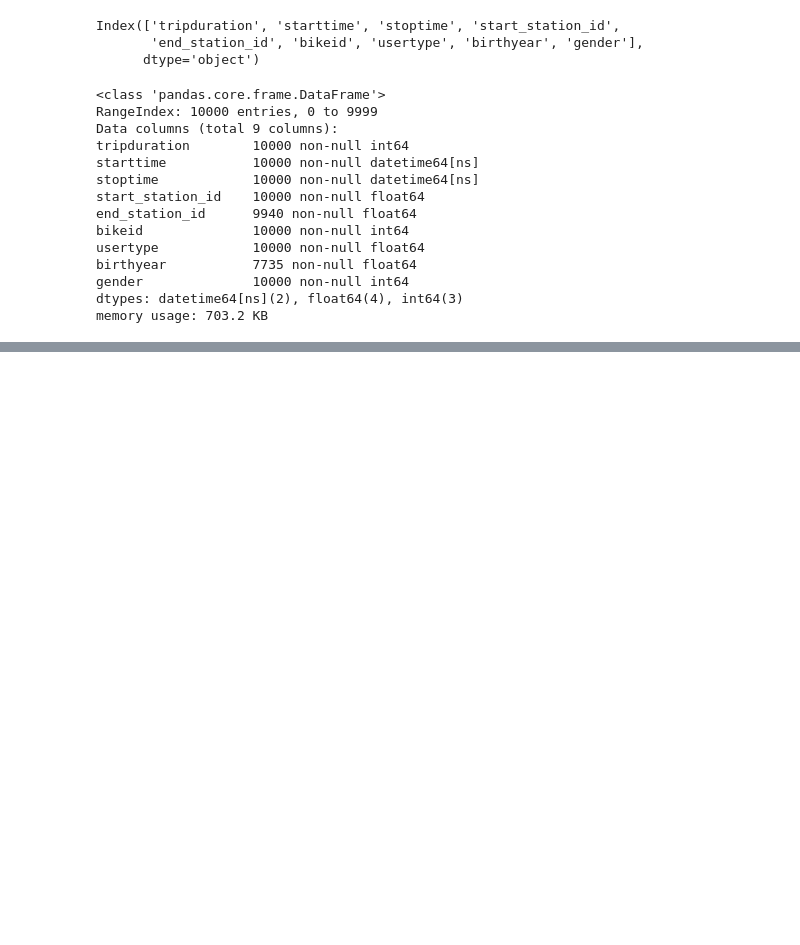
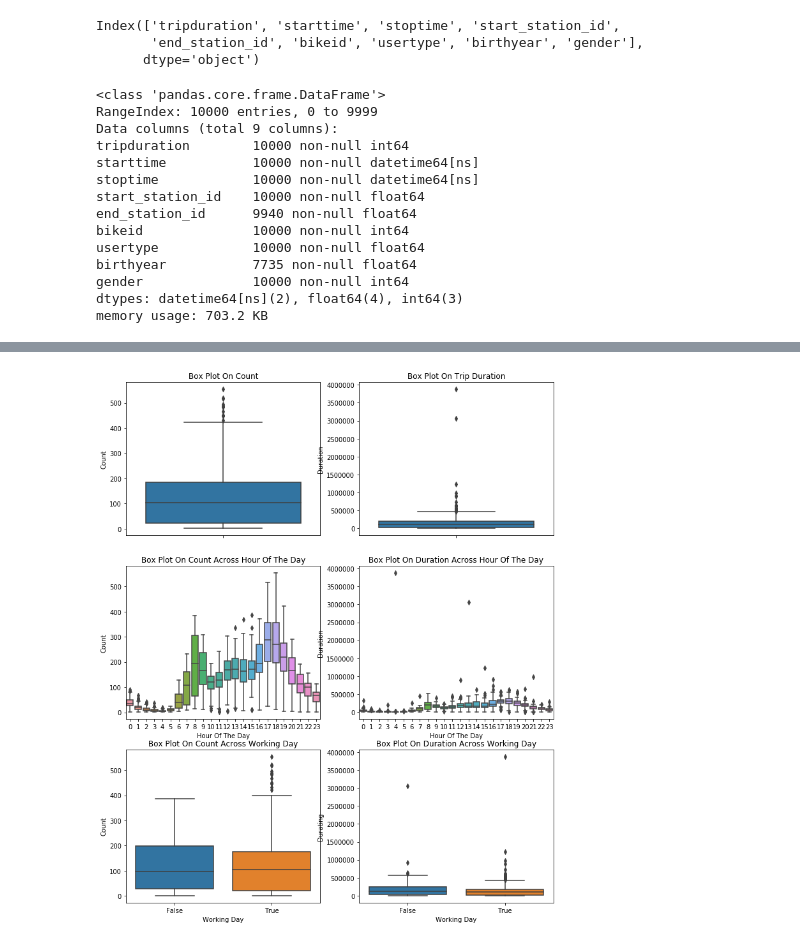
Before and after one commit to pwang96/citadel-datathon, a Jupyter notebook: EDA.ipynb, the cells around one changed output, grey strips where cells are left out. Drawn from its saved outputs; the diff is of its cells as text; code cells hidden in the pictures; blank space fills up the shorter version.

```diff
--- a/EDA.ipynb
+++ b/EDA.ipynb
@@ -190,0 +149,5 @@ weather_cnt_dur
+# %%
+dailyData = dailyData.reset_index()
+# %%
+dailyData['datetime'] = dailyData['index']
+dailyData.info()
@@ -190,0 +223,15 @@ weather_cnt_dur
+# %%
+dailyData['total_cnt'] = dailyData['cust_cnt'] + dailyData['subs_cnt']
+dailyData['total_dur'] = dailyData['cust_dur'] + dailyData['subs_dur']
+dailyData['working_day'] = (dailyData['weekday'].astype('int') < 5) & (dailyData['holiday'].astype('int') == 0)
+# %%
+category_var_list = ['hour', 'weekday', 'month', 'working_day']
+for var in category_var_list:
+    dailyData[var] = dailyData[var].astype("category")
+dailyData  = dailyData.drop(["datetime", "index"],axis=1)
+dailyData['DewTemp'] = dailyData['DewTemp'].astype('float')
+dailyData['DryTemp'] = dailyData['DryTemp'].astype('float')
+
+
+dailyData.dropna(inplace=True)
+dailyData.info()
@@ -190,0 +266,27 @@ weather_cnt_dur
+# %%
+
+
+fig, axes = plt.subplots(nrows=3,ncols=2)
+fig.set_size_inches(12, 15)
+sn.boxplot(data=dailyData,y="total_cnt",orient="v",ax=axes[0][0])
+sn.boxplot(data=dailyData,y="total_dur",orient="v",ax=axes[0][1])
+sn.boxplot(data=dailyData,y="total_cnt",x="hour",orient="v",ax=axes[1][0])
+sn.boxplot(data=dailyData,y="total_dur",x="hour", orient="v",ax=axes[1][1])
+sn.boxplot(data=dailyData,y="total_cnt",x="working_day",orient="v",ax=axes[2][0])
+sn.boxplot(data=dailyData,y="total_dur",x="working_day", orient="v",ax=axes[2][1])
+
+
+axes[0][0].set(ylabel='Count',title="Box Plot On Count")
+axes[0][1].set(ylabel='Duration',title="Box Plot On Trip Duration")
+axes[1][0].set(xlabel='Hour Of The Day', ylabel='Count',title="Box Plot On Count Across Hour Of The Day")
+axes[1][1].set(xlabel='Hour Of The Day', ylabel='Duration',title="Box Plot On Duration Across Hour Of The Day")
+
+
+
+axes[2][0].set(xlabel='Working Day', ylabel='Count',title="Box Plot On Count Across Working Day")
+axes[2][1].set(xlabel='Working Day', ylabel='Durating',title="Box Plot On Duration Across Working Day")
+
+
+plt.show()
+# %% [output]
+[figure, added]
```
Also changed, not shown: parts of 27 cells of this notebook.
